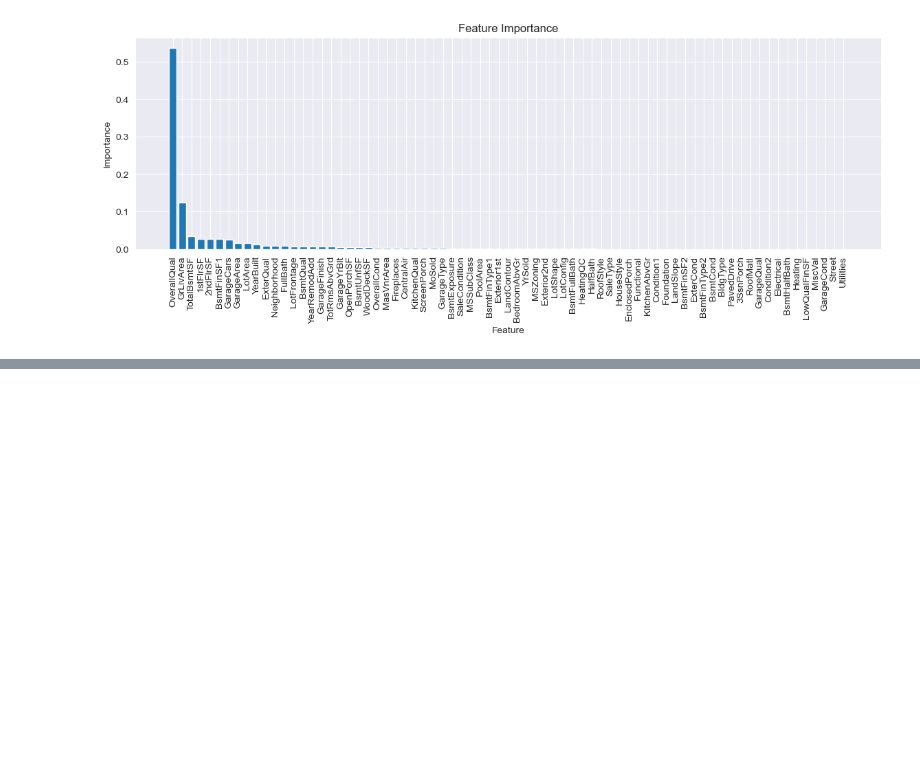
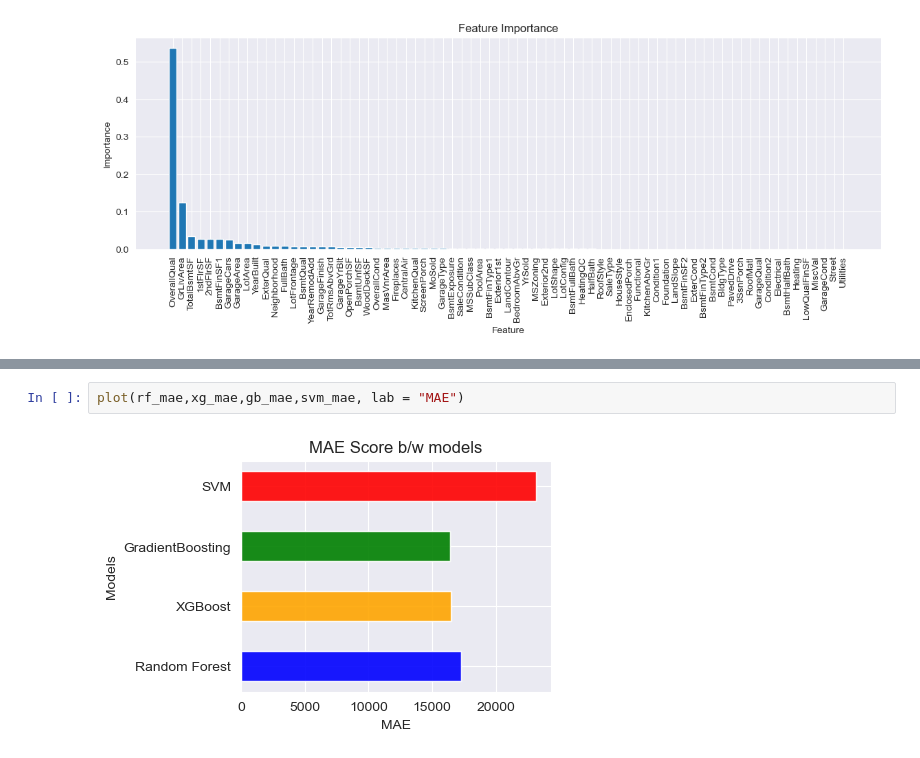
Before and after one commit to Mabinuv/project_hpp, a Jupyter notebook: Notebooks/Data study.ipynb, the cells around one changed output, grey strips where cells are left out. Cells and saved outputs as stored; diff of their text form; blank space fills up the shorter version.

```diff
--- a/Notebooks/Data study.ipynb
+++ b/Notebooks/Data study.ipynb
@@ -313,0 +514,4 @@ plt.show()
+# %%
+plot(rf_mae,xg_mae,gb_mae,svm_mae, lab = "MAE")
+# %% [output]
+[figure, added]
```
Also changed, not shown: parts of 37 cells of this notebook.
